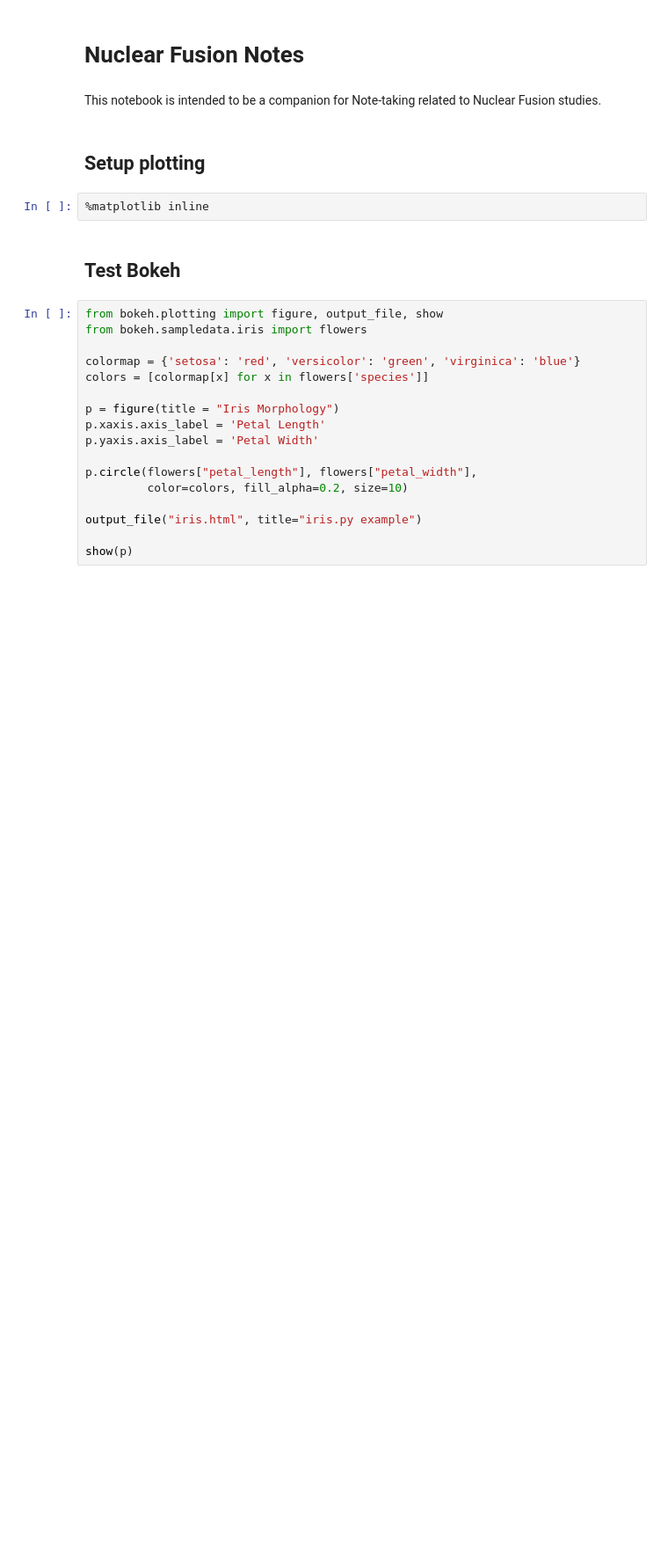
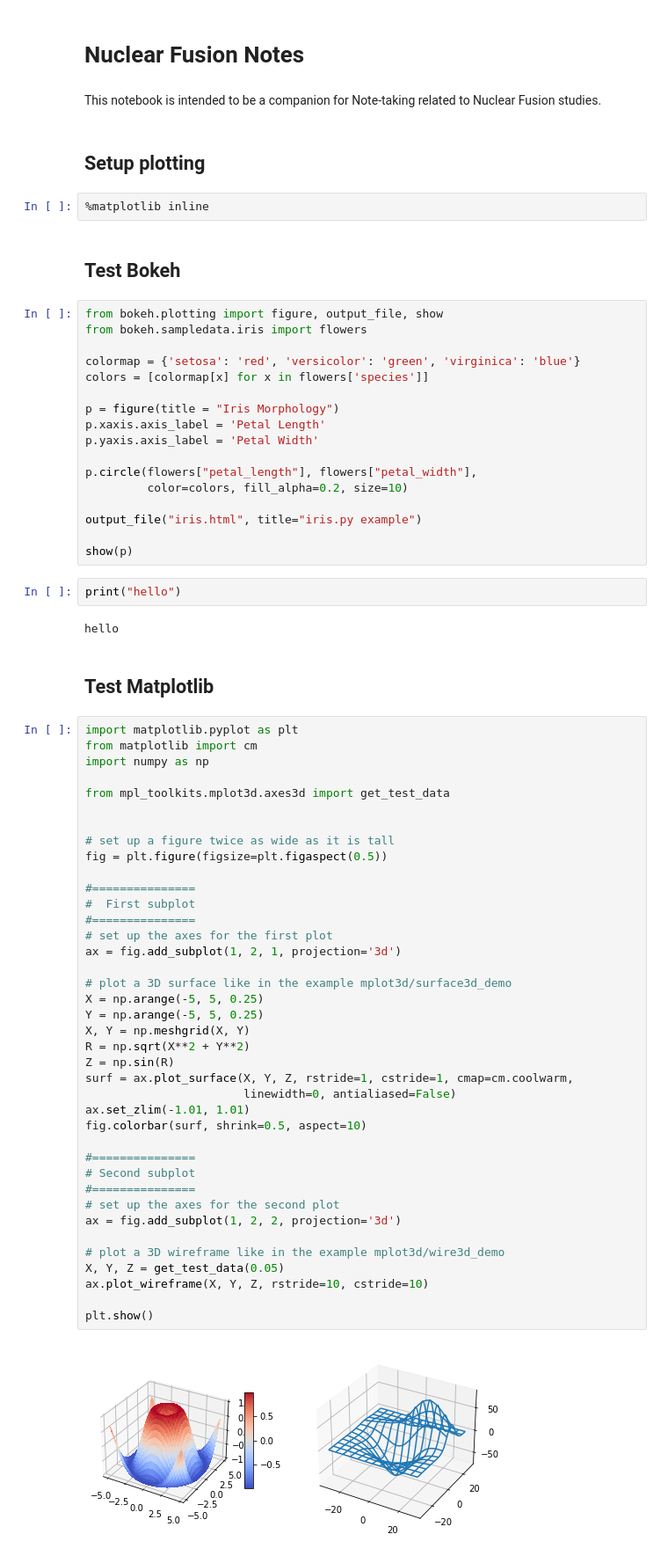
Before and after one commit to mehfoos/Nuclear-Fusion, a Jupyter notebook: index.ipynb, the cells around one changed output. Shown: that part at 88% size. Saved outputs shown, nothing was run; the diff lists cells and outputs as text; blank space fills up the shorter version.

Commit message:
test2

```diff
--- a/index.ipynb
+++ b/index.ipynb
@@ -25,3 +25,50 @@ p.circle(flowers["petal_length"], flowers["petal_width"],
 output_file("iris.html", title="iris.py example")
 
 show(p)
+# %%
+print("hello")
+# %% [output]
+hello
+# %% [markdown]
+## Test Matplotlib
+# %%
+import matplotlib.pyplot as plt
+from matplotlib import cm
+import numpy as np
+
+from mpl_toolkits.mplot3d.axes3d import get_test_data
+
+
+# set up a figure twice as wide as it is tall
+fig = plt.figure(figsize=plt.figaspect(0.5))
+
+#===============
+#  First subplot
+#===============
+# set up the axes for the first plot
+ax = fig.add_subplot(1, 2, 1, projection='3d')
+
+# plot a 3D surface like in the example mplot3d/surface3d_demo
+X = np.arange(-5, 5, 0.25)
+Y = np.arange(-5, 5, 0.25)
+X, Y = np.meshgrid(X, Y)
+R = np.sqrt(X**2 + Y**2)
+Z = np.sin(R)
+surf = ax.plot_surface(X, Y, Z, rstride=1, cstride=1, cmap=cm.coolwarm,
+                       linewidth=0, antialiased=False)
+ax.set_zlim(-1.01, 1.01)
+fig.colorbar(surf, shrink=0.5, aspect=10)
+
+#===============
+# Second subplot
+#===============
+# set up the axes for the second plot
+ax = fig.add_subplot(1, 2, 2, projection='3d')
+
+# plot a 3D wireframe like in the example mplot3d/wire3d_demo
+X, Y, Z = get_test_data(0.05)
+ax.plot_wireframe(X, Y, Z, rstride=10, cstride=10)
+
+plt.show()
+# %% [output]
+[figure, added]
```
